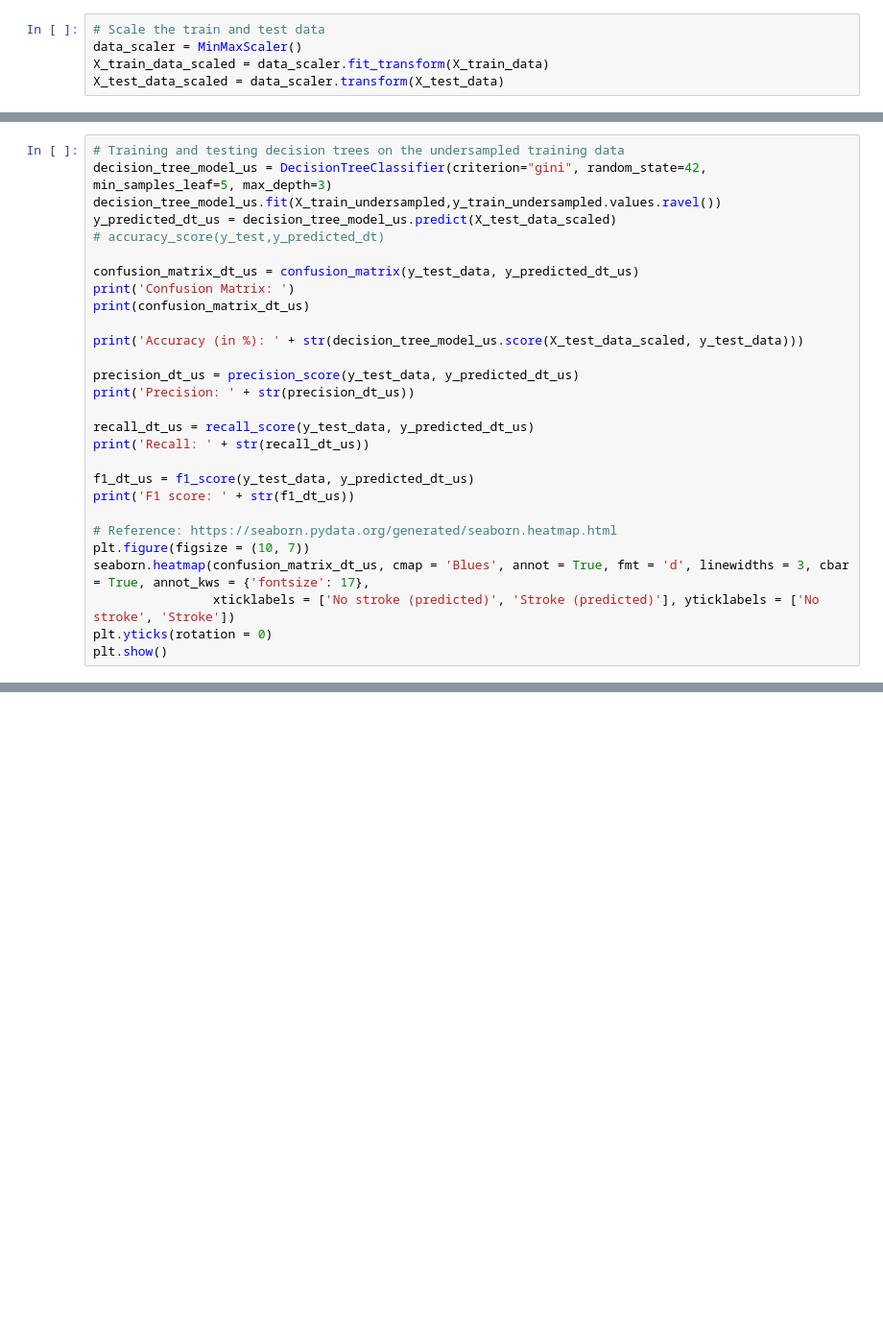
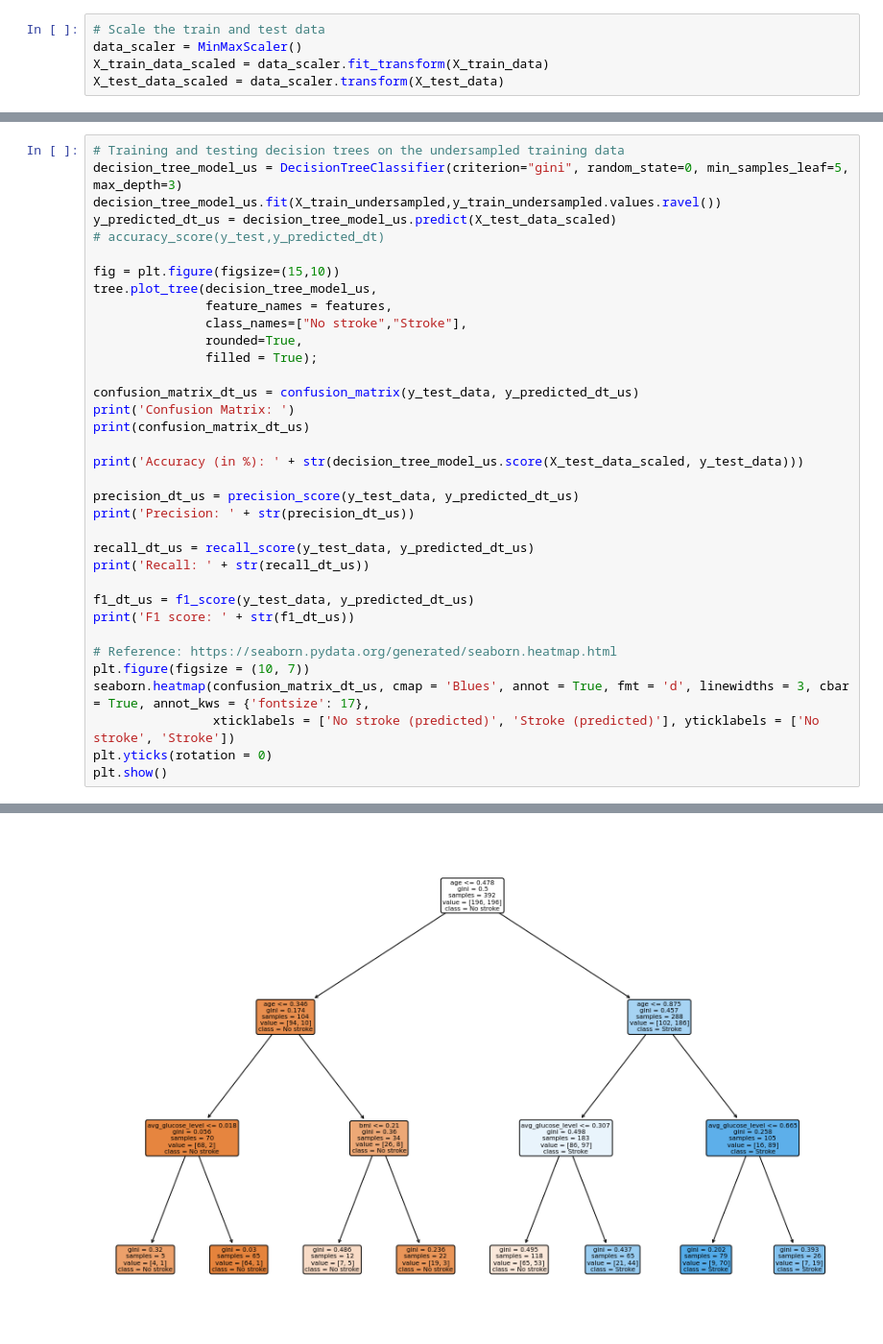
Before and after one commit to pradhanaditya/cs725-project, a Jupyter notebook: stroke-prediction-cs725-project.ipynb, the cells around one changed output, grey strips where cells are left out. Shown at 96% size. Cells and saved outputs as stored; diff of their text form; blank space fills up the shorter version.

```diff
--- a/stroke-prediction-cs725-project.ipynb
+++ b/stroke-prediction-cs725-project.ipynb
@@ -402,9 +601,16 @@ plt.show()
 # %%
 # Training and testing decision trees on the undersampled training data
-decision_tree_model_us = DecisionTreeClassifier(criterion="gini", random_state=42, min_samples_leaf=5, max_depth=3)
+decision_tree_model_us = DecisionTreeClassifier(criterion="gini", random_state=0, min_samples_leaf=5, max_depth=3)
 decision_tree_model_us.fit(X_train_undersampled,y_train_undersampled.values.ravel())
 y_predicted_dt_us = decision_tree_model_us.predict(X_test_data_scaled)
 # accuracy_score(y_test,y_predicted_dt)
+
+fig = plt.figure(figsize=(15,10))
+tree.plot_tree(decision_tree_model_us,
+               feature_names = features,
+               class_names=["No stroke","Stroke"],
+               rounded=True,
+               filled = True);
 
 confusion_matrix_dt_us = confusion_matrix(y_test_data, y_predicted_dt_us)
 print('Confusion Matrix: ')
@@ -427,3 +633,4 @@ seaborn.heatmap(confusion_matrix_dt_us, cmap = 'Blues', annot = True, fmt = 'd',
                 xticklabels = ['No stroke (predicted)', 'Stroke (predicted)'], yticklabels = ['No stroke', 'Stroke'])
 plt.yticks(rotation = 0)
 plt.show()
+# %% [output]
@@ -429,0 +644 @@ plt.show()
+[figure, added]
```
Also changed, not shown: parts of 34 cells of this notebook.
